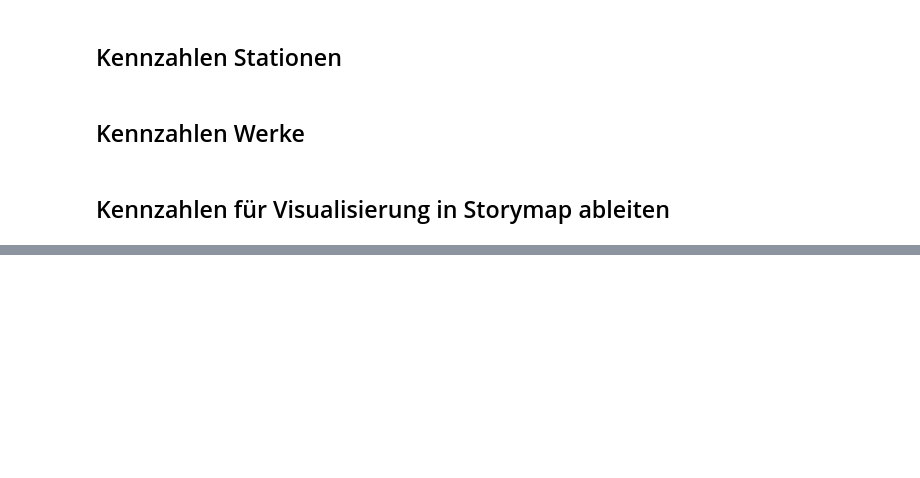
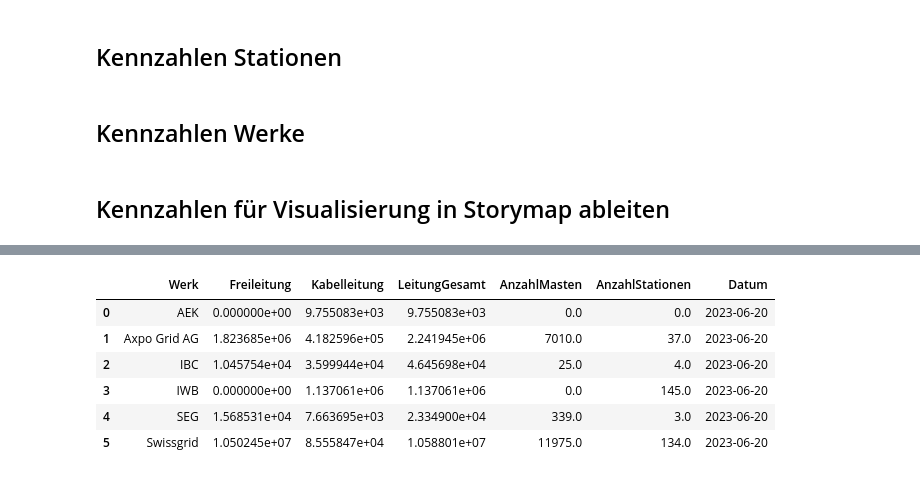
Before and after one commit to SFOE/KeyFiguresElectricalInstallations, a Jupyter notebook: KeyFiguresElectricalInstallations36kV.ipynb, the cells around one changed output, grey strips where cells are left out. Saved outputs shown, nothing was run; the diff lists cells and outputs as text; code cells hidden in the pictures; blank space fills up the shorter version.

```diff
--- a/KeyFiguresElectricalInstallations36kV.ipynb
+++ b/KeyFiguresElectricalInstallations36kV.ipynb
@@ -157,0 +163,12 @@ dfStorymap.to_csv("Kennzahlen_Storymap.csv", header=True, index=False, mode='a')
+# %%
+#Visualisierung
+df = pd.read_csv("Kennzahlen_Werke.csv", parse_dates=['Datum'])
+df
+# %% [output]
+|  | Werk | Freileitung | Kabelleitung | LeitungGesamt | AnzahlMasten | AnzahlStationen | Datum |
+| 0 | AEK | 0.000000e+00 | 9.755083e+03 | 9.755083e+03 | 0.0 | 0.0 | 2023-06-20 |
+| 1 | Axpo Grid AG | 1.823685e+06 | 4.182596e+05 | 2.241945e+06 | 7010.0 | 37.0 | 2023-06-20 |
+| 2 | IBC | 1.045754e+04 | 3.599944e+04 | 4.645698e+04 | 25.0 | 4.0 | 2023-06-20 |
+| 3 | IWB | 0.000000e+00 | 1.137061e+06 | 1.137061e+06 | 0.0 | 145.0 | 2023-06-20 |
+| 4 | SEG | 1.568531e+04 | 7.663695e+03 | 2.334900e+04 | 339.0 | 3.0 | 2023-06-20 |
+| 5 | Swissgrid | 1.050245e+07 | 8.555847e+04 | 1.058801e+07 | 11975.0 | 134.0 | 2023-06-20 |
```
Also changed, not shown: parts of 5 cells of this notebook.
